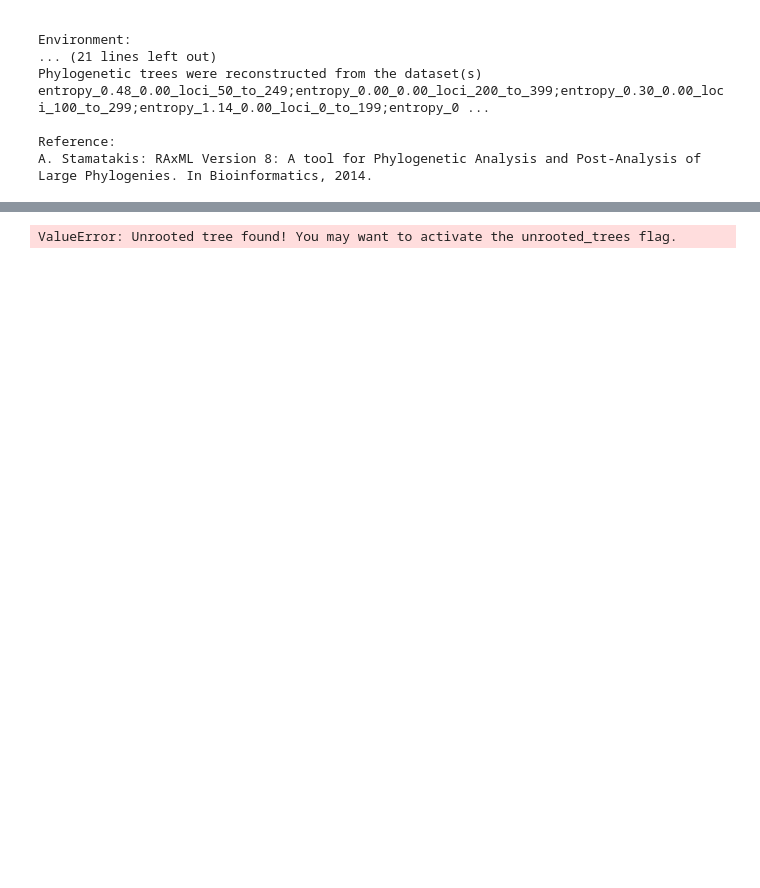
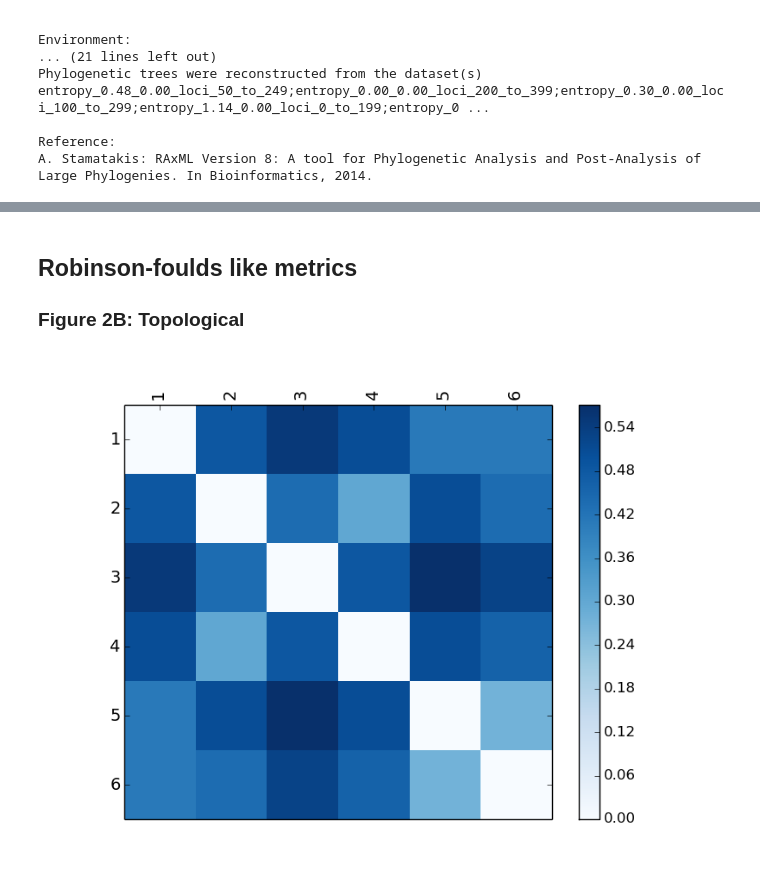
Before and after one commit to HullUni-bioinformatics/Szitenberg_et_all_15-ReproPhylo, a Jupyter notebook: IPython_Notebook_for_ReproPhylo_MS.ipynb, the cells around one changed output, grey strips where cells are left out. Drawn from its saved outputs; the diff is of its cells as text; code cells hidden in the pictures; blank space fills up the shorter version.

```diff
--- a/IPython_Notebook_for_ReproPhylo_MS.ipynb
+++ b/IPython_Notebook_for_ReproPhylo_MS.ipynb
@@ -675,9 +677,15 @@ pj = unpickle_pj('szitenberg_et_al_15_reprophylo')
+# %% [markdown]
+## Robinson-foulds like metrics
+### Figure 2B: Topological
 # %%
 if not os.path.exists('rf_figs'):
     os.mkdir('rf_figs')
 
 # topological
 
-figfile, legend = calc_rf(pj, '.', rf_type='topology')
+figfile, legend = calc_rf(pj, '.', rf_type='topology', unrooted_trees=True)
-# %% [output]
-ValueError: Unrooted tree found! You may want to activate the unrooted_trees flag.
+# %%
+import IPython.display
+IPython.display.Image(figfile)
+# %% [output]
+[figure, added]
```
Also changed, not shown: parts of 11 cells of this notebook.
